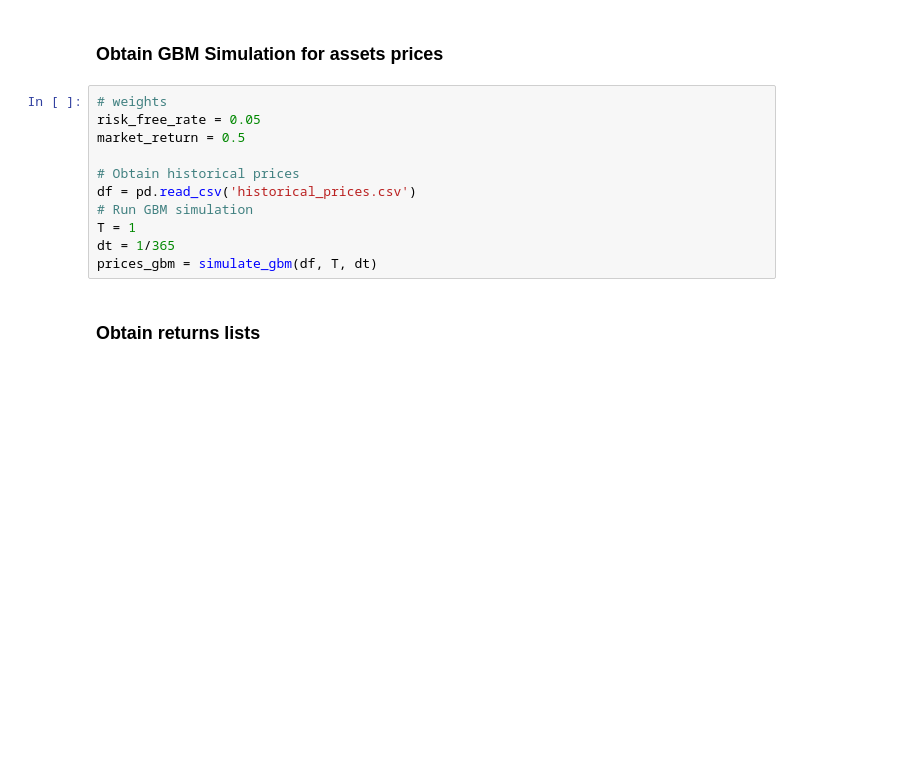
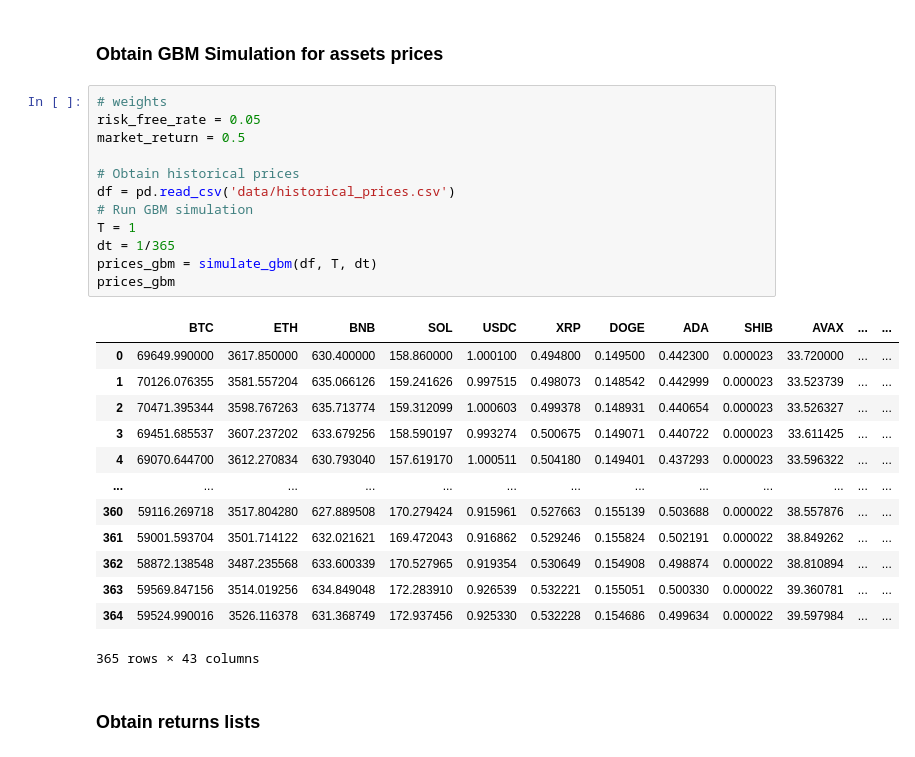
Before and after one commit to cmmaya/beta_experiment, a Jupyter notebook: portfolio_simulation_notebook.ipynb, the cells around one changed output. Drawn from its saved outputs; the diff is of its cells as text; blank space fills up the shorter version.

```diff
--- a/portfolio_simulation_notebook.ipynb
+++ b/portfolio_simulation_notebook.ipynb
@@ -10,14 +10,29 @@ from utils.get_weights import get_weights
 # %%
 # weights
 risk_free_rate = 0.05
 market_return = 0.5
 
 # Obtain historical prices
-df = pd.read_csv('historical_prices.csv')
+df = pd.read_csv('data/historical_prices.csv')
 # Run GBM simulation
 T = 1
 dt = 1/365
 prices_gbm = simulate_gbm(df, T, dt)
+prices_gbm
+# %% [output]
+|  | BTC | ETH | BNB | SOL | USDC | XRP | DOGE | ADA | SHIB | AVAX | ... | ... |
+| 0 | 69649.990000 | 3617.850000 | 630.400000 | 158.860000 | 1.000100 | 0.494800 | 0.149500 | 0.442300 | 0.000023 | 33.720000 | ... | ... |
+| 1 | 70126.076355 | 3581.557204 | 635.066126 | 159.241626 | 0.997515 | 0.498073 | 0.148542 | 0.442999 | 0.000023 | 33.523739 | ... | ... |
+| 2 | 70471.395344 | 3598.767263 | 635.713774 | 159.312099 | 1.000603 | 0.499378 | 0.148931 | 0.440654 | 0.000023 | 33.526327 | ... | ... |
+| 3 | 69451.685537 | 3607.237202 | 633.679256 | 158.590197 | 0.993274 | 0.500675 | 0.149071 | 0.440722 | 0.000023 | 33.611425 | ... | ... |
+| 4 | 69070.644700 | 3612.270834 | 630.793040 | 157.619170 | 1.000511 | 0.504180 | 0.149401 | 0.437293 | 0.000023 | 33.596322 | ... | ... |
+| ... | ... | ... | ... | ... | ... | ... | ... | ... | ... | ... | ... | ... |
+| 360 | 59116.269718 | 3517.804280 | 627.889508 | 170.279424 | 0.915961 | 0.527663 | 0.155139 | 0.503688 | 0.000022 | 38.557876 | ... | ... |
+| 361 | 59001.593704 | 3501.714122 | 632.021621 | 169.472043 | 0.916862 | 0.529246 | 0.155824 | 0.502191 | 0.000022 | 38.849262 | ... | ... |
+| 362 | 58872.138548 | 3487.235568 | 633.600339 | 170.527965 | 0.919354 | 0.530649 | 0.154908 | 0.498874 | 0.000022 | 38.810894 | ... | ... |
+| 363 | 59569.847156 | 3514.019256 | 634.849048 | 172.283910 | 0.926539 | 0.532221 | 0.155051 | 0.500330 | 0.000022 | 39.360781 | ... | ... |
+| 364 | 59524.990016 | 3526.116378 | 631.368749 | 172.937456 | 0.925330 | 0.532228 | 0.154686 | 0.499634 | 0.000022 | 39.597984 | ... | ... |
+365 rows × 43 columns
 # %% [markdown]
 ### Obtain returns lists
 # %%
```
Also changed, not shown: parts of 3 cells of this notebook, 8 other files.
